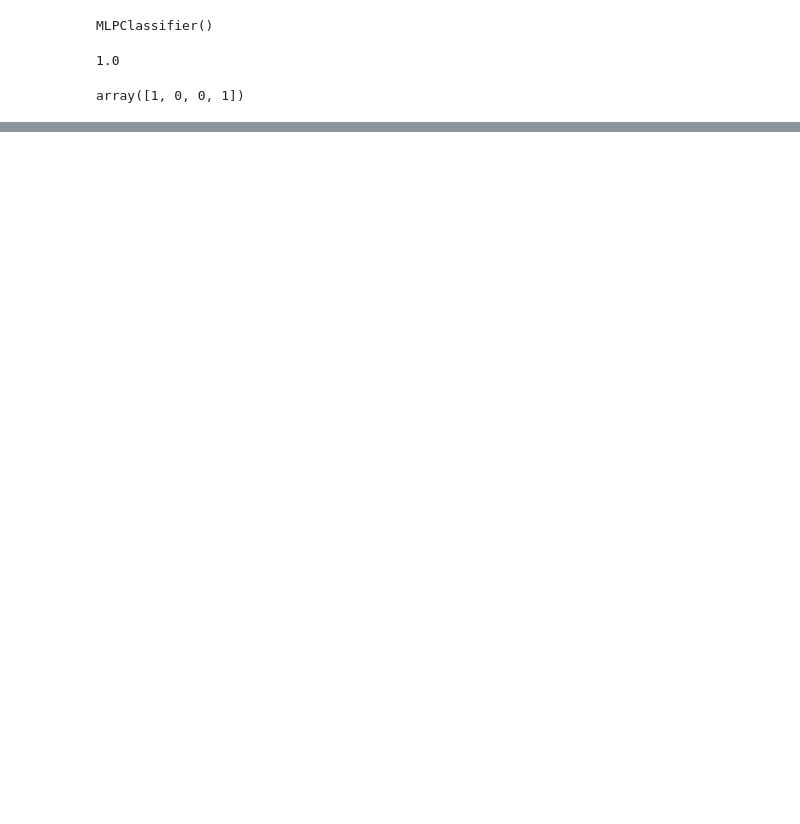
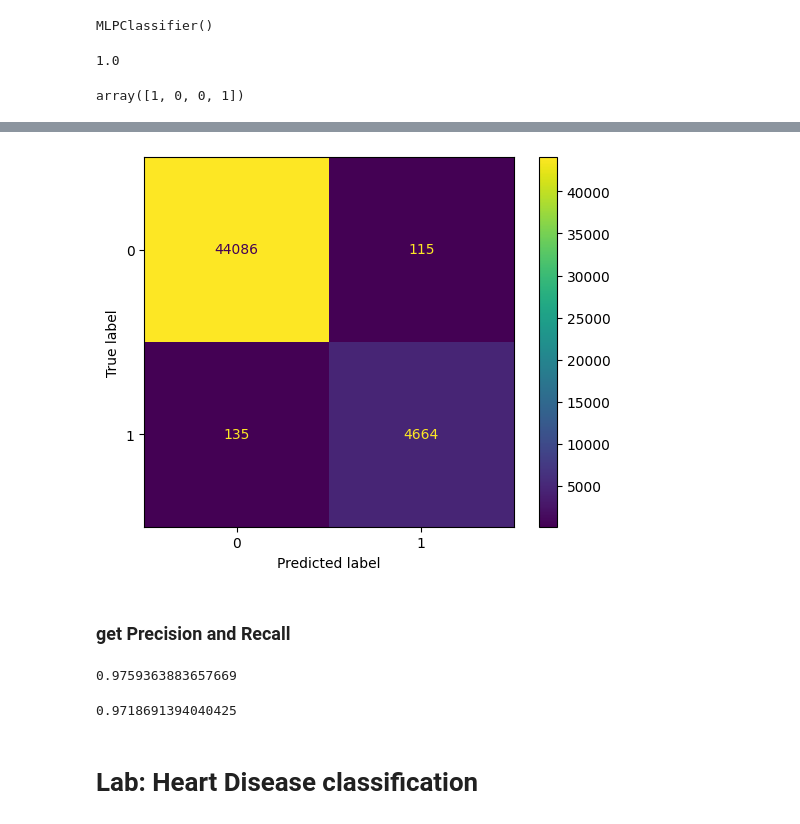
Before and after one commit to gurwoghd/2023_WFK_ICT-Laos-, a Jupyter notebook: sourcecodes/ch6_Perceptron.ipynb, the cells around one changed output, grey strips where cells are left out. Cells and saved outputs as stored; diff of their text form; code cells hidden in the pictures; blank space fills up the shorter version.

```diff
--- a/sourcecodes/ch6_Perceptron.ipynb
+++ b/sourcecodes/ch6_Perceptron.ipynb
@@ -61,0 +171,2 @@ array([1, 0, 0, 1])
+# %%
+y_train_6 = y_train == 6
@@ -61,0 +185,24 @@ array([1, 0, 0, 1])
+# %%
+y_train_pred = cross_val_predict(model, X_train, y_train_6, cv = 3)
+# %%
+cm = confusion_matrix(y_train_6, y_train_pred)
+# %%
+disp = ConfusionMatrixDisplay(cm)
+disp.plot()
+plt.show()
+# %% [output]
+[figure, added]
+# %% [markdown]
+### get Precision and Recall
+# %%
+from sklearn.metrics import precision_score, recall_score
+
+precision_score(y_train_6, y_train_pred)
+# %% [output]
+0.9759363883657669
+# %%
+recall_score(y_train_6, y_train_pred)
+# %% [output]
+0.9718691394040425
+# %% [markdown]
+# Lab: Heart Disease classification
```
Also changed, not shown: parts of 30 cells of this notebook.
